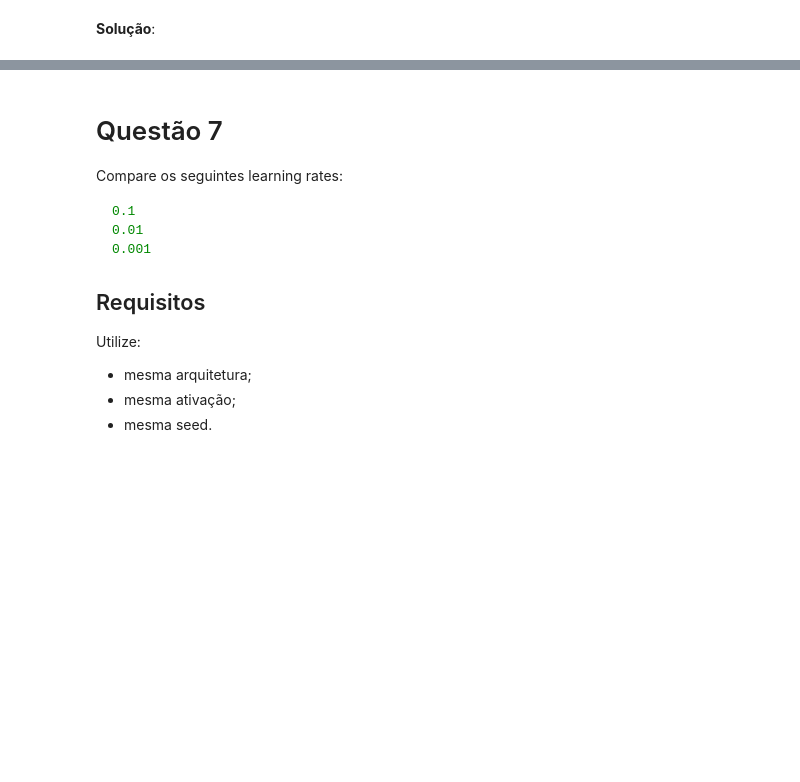
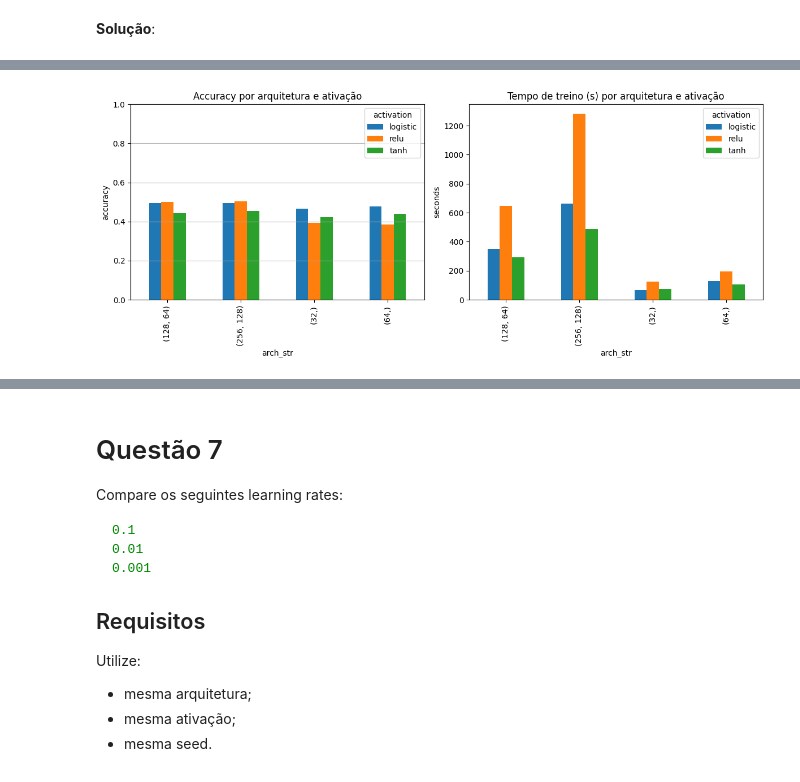
Before and after one commit to ddefbcourses/atividade-04-deep-learning-i-Pandor4b, a Jupyter notebook: notebooks/assignment.ipynb, the cells around one changed output, grey strips where cells are left out. Saved outputs shown, nothing was run; the diff lists cells and outputs as text; code cells hidden in the pictures; blank space fills up the shorter version.

```diff
--- a/notebooks/assignment.ipynb
+++ b/notebooks/assignment.ipynb
@@ -241,0 +196,12 @@ Responda:
+# %%
+def evaluate(model, X_test, y_test):
+
+    y_true = y_test.reshape(-1) if getattr(y_test, "ndim", 1) > 1 else y_test
+    y_pred = model.predict(X_test)
+
+    return {
+        "accuracy": float(accuracy_score(y_true, y_pred)),
+        "precision": float(precision_score(y_true, y_pred, average="macro", zero_division=0)),
+        "recall": float(recall_score(y_true, y_pred, average="macro", zero_division=0)),
+        "f1_score": float(f1_score(y_true, y_pred, average="macro", zero_division=0)),
+    }
@@ -362,0 +577,15 @@ Responda:
+# %%
+
+X_train, X_val, y_train, y_val = load_data(seed=42)
+architectures = ((32,), (64,), (128,64), (256,128))
+results_arch = compare_architectures(
+    X_train, y_train, X_val, y_val,
+    activation=None,
+    learning_rate=0.001,
+    seed=42,
+    architectures=architectures,
+    max_iter=50,
+    batch_size=128,
+)
+print(results_arch)
+results_arch
@@ -362,0 +640,20 @@ Responda:
+# %%
+df = results_arch.copy()
+df['arch_str'] = df['hidden_layers'].astype(str)
+pivot_acc = df.pivot(index='arch_str', columns='activation', values='accuracy')
+pivot_time = df.pivot(index='arch_str', columns='activation', values='training_time')
+plt.figure(figsize=(12,5))
+plt.subplot(1,2,1)
+pivot_acc.plot(kind='bar', ax=plt.gca())
+plt.title('Accuracy por arquitetura e ativação')
+plt.ylim(0,1)
+plt.ylabel('accuracy')
+plt.grid(axis='y')
+plt.subplot(1,2,2)
+pivot_time.plot(kind='bar', ax=plt.gca())
+plt.title('Tempo de treino (s) por arquitetura e ativação')
+plt.ylabel('seconds')
+plt.tight_layout()
+plt.show()
+# %% [output]
+[figure, added]
```
Also changed, not shown: parts of 37 cells of this notebook.
